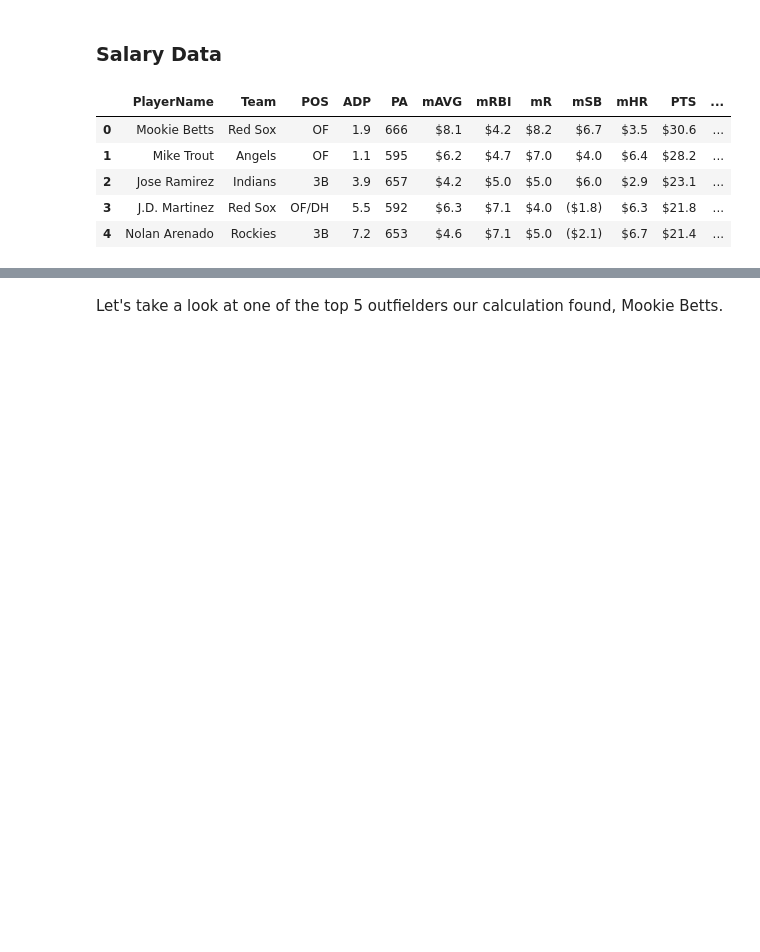
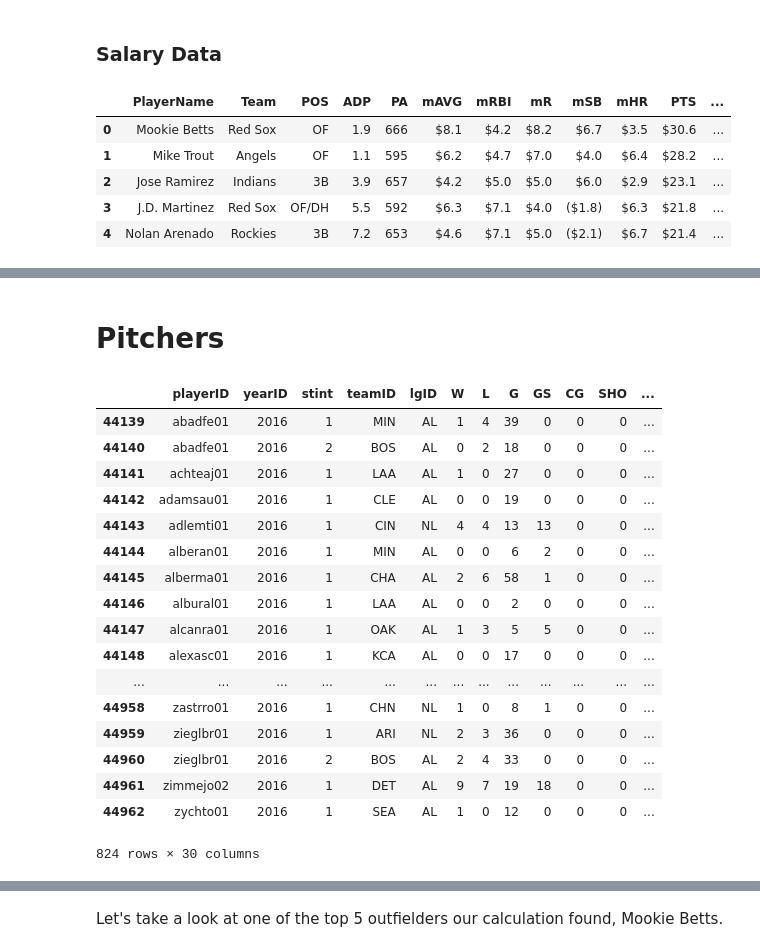
Before and after one commit to EricOropezaelwood/Fantasy-Baseball, a Jupyter notebook: fantasy.ipynb, the cells around one changed output, grey strips where cells are left out. Drawn from its saved outputs; the diff is of its cells as text; code cells hidden in the pictures; blank space fills up the shorter version.

```diff
--- a/fantasy.ipynb
+++ b/fantasy.ipynb
@@ -246,0 +263,31 @@ topFives
+# %% [markdown]
+# Pitchers
+# %%
+from pybaseball.lahman import *
+import pandas as pd
+
+# data
+download_lahman()
+
+pitching = pitching()
+pitching2018_L = pitching.loc[(pitching['yearID']==2016)].copy()
+pitching2018_L
+# %% [output]
+|  | playerID | yearID | stint | teamID | lgID | W | L | G | GS | CG | SHO | ... |
+| 44139 | abadfe01 | 2016 | 1 | MIN | AL | 1 | 4 | 39 | 0 | 0 | 0 | ... |
+| 44140 | abadfe01 | 2016 | 2 | BOS | AL | 0 | 2 | 18 | 0 | 0 | 0 | ... |
+| 44141 | achteaj01 | 2016 | 1 | LAA | AL | 1 | 0 | 27 | 0 | 0 | 0 | ... |
+| 44142 | adamsau01 | 2016 | 1 | CLE | AL | 0 | 0 | 19 | 0 | 0 | 0 | ... |
+| 44143 | adlemti01 | 2016 | 1 | CIN | NL | 4 | 4 | 13 | 13 | 0 | 0 | ... |
+| 44144 | alberan01 | 2016 | 1 | MIN | AL | 0 | 0 | 6 | 2 | 0 | 0 | ... |
+| 44145 | alberma01 | 2016 | 1 | CHA | AL | 2 | 6 | 58 | 1 | 0 | 0 | ... |
+| 44146 | albural01 | 2016 | 1 | LAA | AL | 0 | 0 | 2 | 0 | 0 | 0 | ... |
+| 44147 | alcanra01 | 2016 | 1 | OAK | AL | 1 | 3 | 5 | 5 | 0 | 0 | ... |
+| 44148 | alexasc01 | 2016 | 1 | KCA | AL | 0 | 0 | 17 | 0 | 0 | 0 | ... |
+| ... | ... | ... | ... | ... | ... | ... | ... | ... | ... | ... | ... | ... |
+| 44958 | zastrro01 | 2016 | 1 | CHN | NL | 1 | 0 | 8 | 1 | 0 | 0 | ... |
+| 44959 | zieglbr01 | 2016 | 1 | ARI | NL | 2 | 3 | 36 | 0 | 0 | 0 | ... |
+| 44960 | zieglbr01 | 2016 | 2 | BOS | AL | 2 | 4 | 33 | 0 | 0 | 0 | ... |
+| 44961 | zimmejo02 | 2016 | 1 | DET | AL | 9 | 7 | 19 | 18 | 0 | 0 | ... |
+| 44962 | zychto01 | 2016 | 1 | SEA | AL | 1 | 0 | 12 | 0 | 0 | 0 | ... |
+824 rows × 30 columns
```
Also changed, not shown: parts of 33 cells of this notebook.
